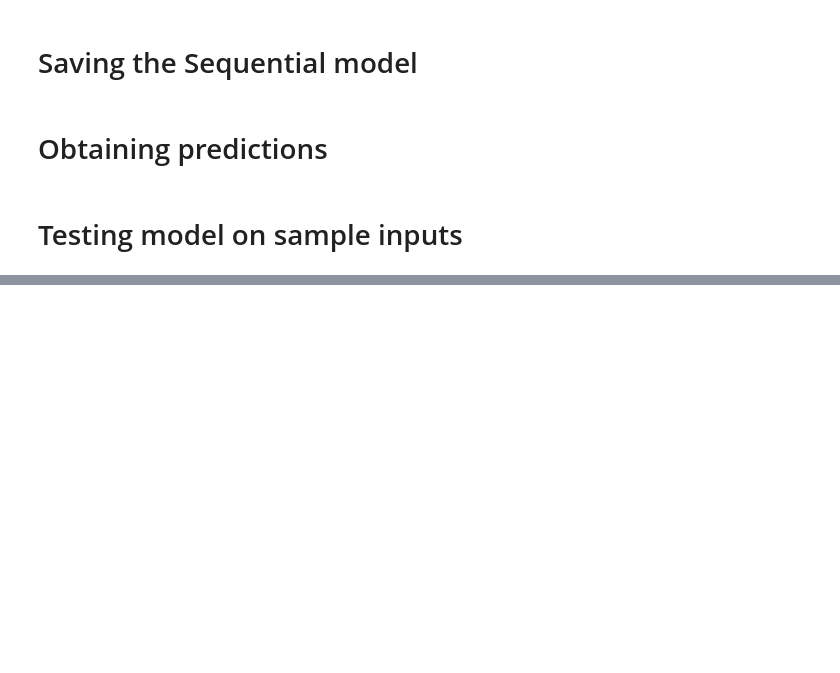
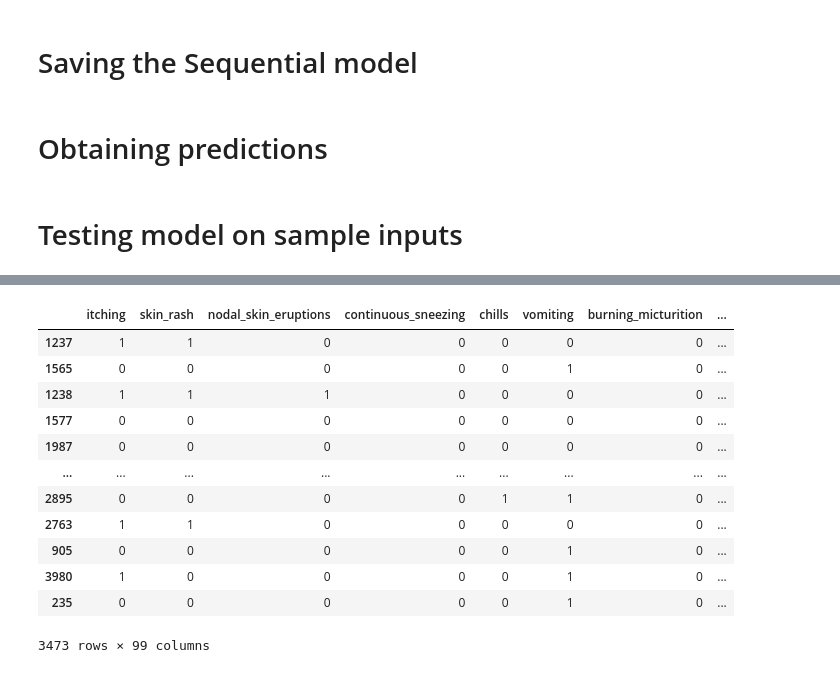
Before and after one commit to sukhada111/Disease-prediction-portal-with-Chatbot, a Jupyter notebook: ML Models/Disease Prediction Model.ipynb, the cells around one changed output, grey strips where cells are left out. Drawn from its saved outputs; the diff is of its cells as text; code cells hidden in the pictures; blank space fills up the shorter version.

```diff
--- a/ML Models/Disease Prediction Model.ipynb
+++ b/ML Models/Disease Prediction Model.ipynb
@@ -418,0 +670,3 @@ Top 3 disease predictions:
+# %%
+coefficients = np.mean(model.coef_, axis=0)
+coefficients
@@ -418,0 +691,18 @@ Top 3 disease predictions:
+# %%
+importance_threshold = np.quantile(np.abs(coefficients), q=0.25)
+
+fig = px.bar(
+    x=coefficients,
+    y=X_train.columns,
+    orientation='h',
+    color=coefficients,
+    color_continuous_scale=[(0, 'red'), (1, 'blue')],
+    labels={'x': "Coefficient Value", 'y': "Feature"},
+    title="Feature Importance From Model Weights"
+)
+
+fig.add_vline(x=importance_threshold, line_color='yellow')
+fig.add_vline(x=-importance_threshold, line_color='yellow')
+fig.add_vrect(x0=importance_threshold, x1=-importance_threshold, line_width=0, fillcolor='yellow', opacity=0.2)
+
+fig.show()
@@ -418,0 +731,16 @@ Top 3 disease predictions:
+# %%
+X_train
+# %% [output]
+|  | itching | skin_rash | nodal_skin_eruptions | continuous_sneezing | chills | vomiting | burning_micturition | ... |
+| 1237 | 1 | 1 | 0 | 0 | 0 | 0 | 0 | ... |
+| 1565 | 0 | 0 | 0 | 0 | 0 | 1 | 0 | ... |
+| 1238 | 1 | 1 | 1 | 0 | 0 | 0 | 0 | ... |
+| 1577 | 0 | 0 | 0 | 0 | 0 | 0 | 0 | ... |
+| 1987 | 0 | 0 | 0 | 0 | 0 | 0 | 0 | ... |
+| ... | ... | ... | ... | ... | ... | ... | ... | ... |
+| 2895 | 0 | 0 | 0 | 0 | 1 | 1 | 0 | ... |
+| 2763 | 1 | 1 | 0 | 0 | 0 | 0 | 0 | ... |
+| 905 | 0 | 0 | 0 | 0 | 0 | 1 | 0 | ... |
+| 3980 | 1 | 0 | 0 | 0 | 0 | 1 | 0 | ... |
+| 235 | 0 | 0 | 0 | 0 | 0 | 1 | 0 | ... |
+3473 rows × 99 columns
```
Also changed, not shown: parts of 48 cells of this notebook, 2 other files.
